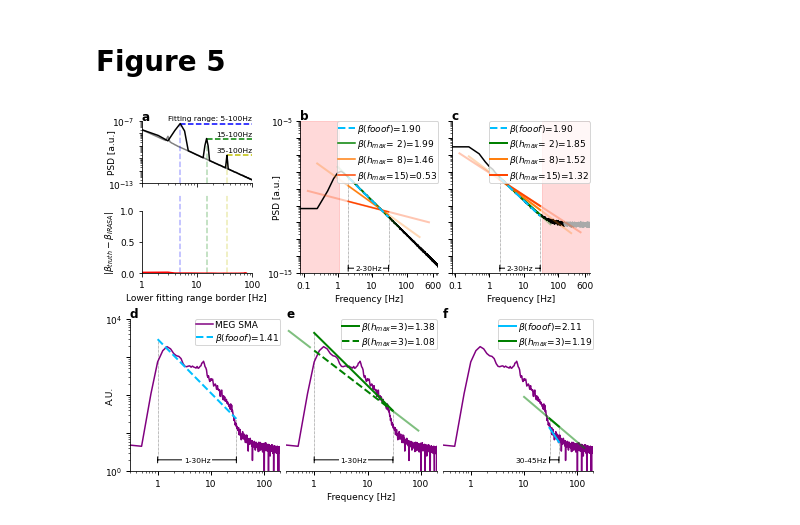
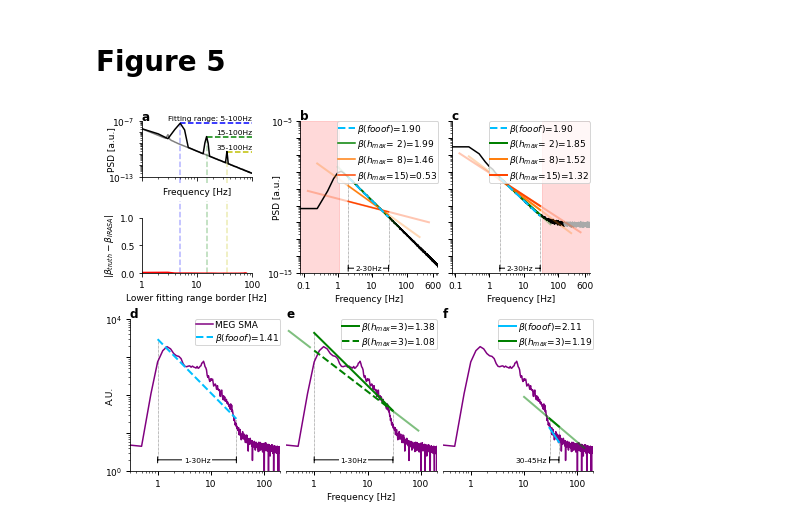
Before and after one commit to moritz-gerster/separating_periodic_from_aperiodic_PSDs, a Jupyter notebook: Fig5.ipynb, the cells around one changed output. Saved outputs shown, nothing was run; the diff lists cells and outputs as text; code cells hidden in the pictures.

```diff
--- a/Fig5.ipynb
+++ b/Fig5.ipynb
@@ -378,10 +378,11 @@ yticklabels_a[0] = fr"$10^{{{ymini}}}$"
 yticklabels_a[-1] = fr"$10^{{{ymaxi}}}$"
 ylabel_a1 = "PSD [a.u.]"
 
+xlabel_a1 = "Frequency [Hz]"
 xticklabels_a1 = []
 xlim_a = (1, 100)
 axes_a1 = dict(xticklabels=xticklabels_a1, xlim=xlim_a, yticks=yticks_a,
-               yticklabels=yticklabels_a, ylim=ylim_a)
+               yticklabels=yticklabels_a, ylim=ylim_a, xlabel=xlabel_a1)
 freqs123 = [peak_center_freq1, peak_center_freq2, peak_center_freq3]
 colors123 = [c_range1, c_range2, c_range3]
 text_dic = dict(x=100, ha="right", fontsize=annotation_fontsize)
@@ -472,7 +473,7 @@ ax.loglog(freq_ir, psd_aperiodic, c_ap, zorder=0)
 
 # Annotate fitting ranges
 vline_dic = dict(ls="--", clip_on=False, alpha=.3)
-ymin = yticks_a[0]
+ymin = yticks_a[0] / 4
 for i, (freq_low, color) in enumerate(zip(freqs123, colors123)):
     y = sim_psd_a[freq_low]
     xmin = freq_low
@@ -509,7 +510,7 @@ ax.semilogx(*error_plot_a)
 for i, (freq_low, color) in enumerate(zip(freqs123, colors123)):
     xmin = freq_low
     ymin = 0
-    ymax = 1.25
+    ymax = 1.3
     v_coords = (xmin, ymin, ymax)
     ax.vlines(*v_coords, color=color, **vline_dic)
 
@@ -618,31 +619,31 @@ ax.set(**axes_e)
 ax.set_yticks([], minor=True)
 
 # f)
 ax = ax7
 ax.loglog(freq, psd_sub, c_real)
 
 ax.loglog(*plot_fooof_high, **fooof_kwargs_high, lw=2, ls="-")
 ax.loglog(*plot_IRASA_high, label=label_high, lw=2)
 ax.loglog(*plot_IRASA_eff_high, alpha=.5, lw=2)
 
 ax.legend(**tiny_leg)
 ax.tick_params(**ticks_psd)
 ax.text(s="f", **abc, transform=ax.transAxes)
 ax.spines["left"].set_visible(False)
 ax.set(**axes_f)
 ax.set_yticks([], minor=True)
 
 xmin = band_high[0]
 xmax = band_high[1]
 ylow = plot_IRASA_high[1][0]
 yhigh = plot_IRASA_high[1][-1]
 
 annotate_range(ax, xmin=xmin, xmax=xmax, ylow=ylow, yhigh=yhigh,
                height=height, annotate_pos="left", annotation="range",
                annotation_fontsize=annotation_fontsize)
 
 plt.savefig(fig_path + "Fig5.pdf", bbox_inches="tight")
 plt.savefig(fig_path + "Fig5.png", dpi=1000, bbox_inches="tight")
 plt.show()
 # %% [output]
-[figure, old version]
+[figure, new version]
```
Also changed, not shown: 4 other files.
